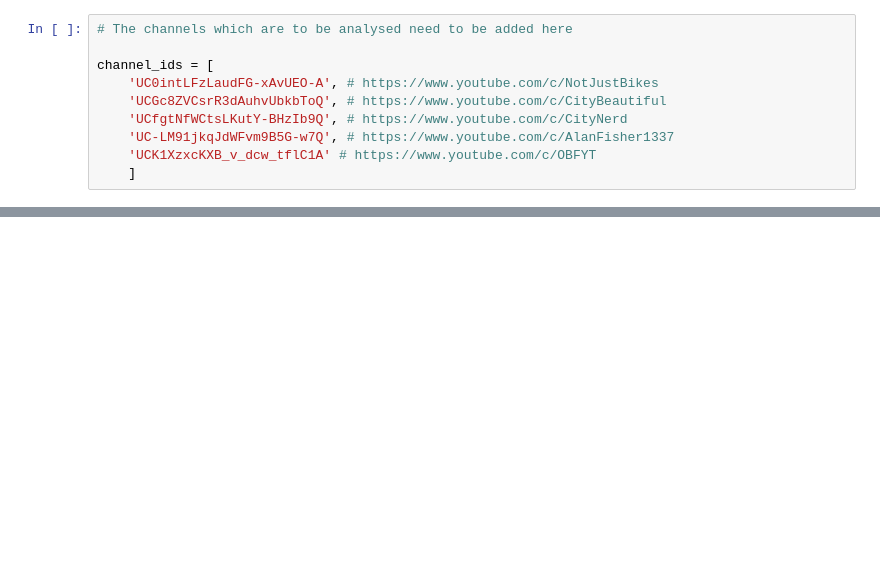
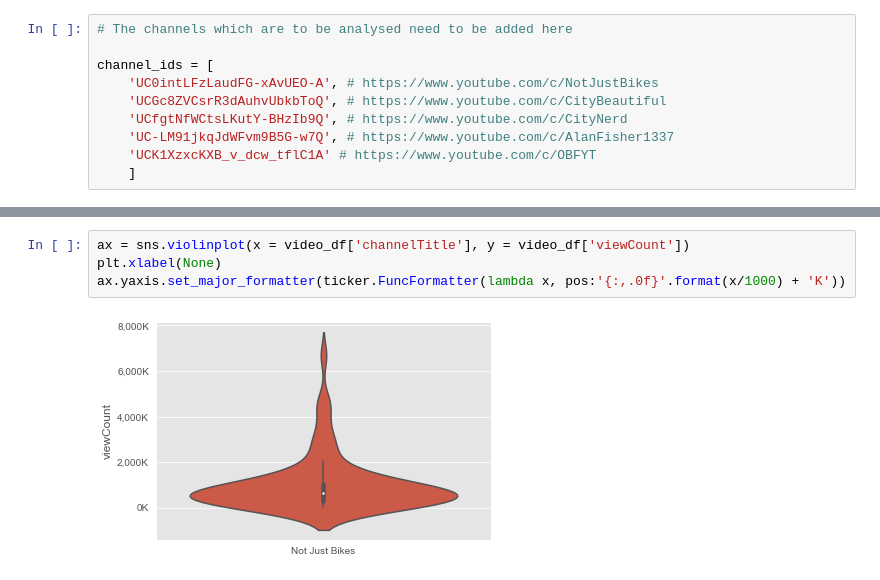
Before and after one commit to sebastianbadea197/youtube-channel-analysis, a Jupyter notebook: youtube-api.ipynb, the cells around one changed output, grey strips where cells are left out. Cells and saved outputs as stored; diff of their text form; blank space fills up the shorter version.

```diff
--- a/youtube-api.ipynb
+++ b/youtube-api.ipynb
@@ -182,0 +154,6 @@ comments['comments'][0]
+# %%
+ax = sns.violinplot(x = video_df['channelTitle'], y = video_df['viewCount'])
+plt.xlabel(None)
+ax.yaxis.set_major_formatter(ticker.FuncFormatter(lambda x, pos:'{:,.0f}'.format(x/1000) + 'K'))
+# %% [output]
+[figure, added]
```
Also changed, not shown: parts of 34 cells of this notebook, 1 other file.
